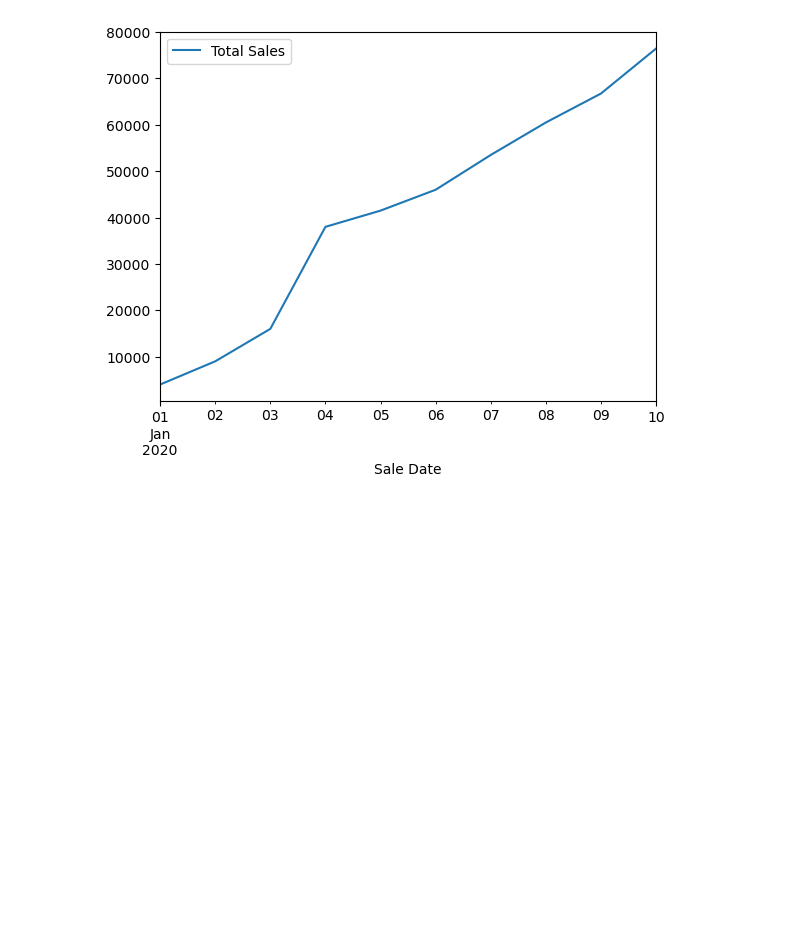
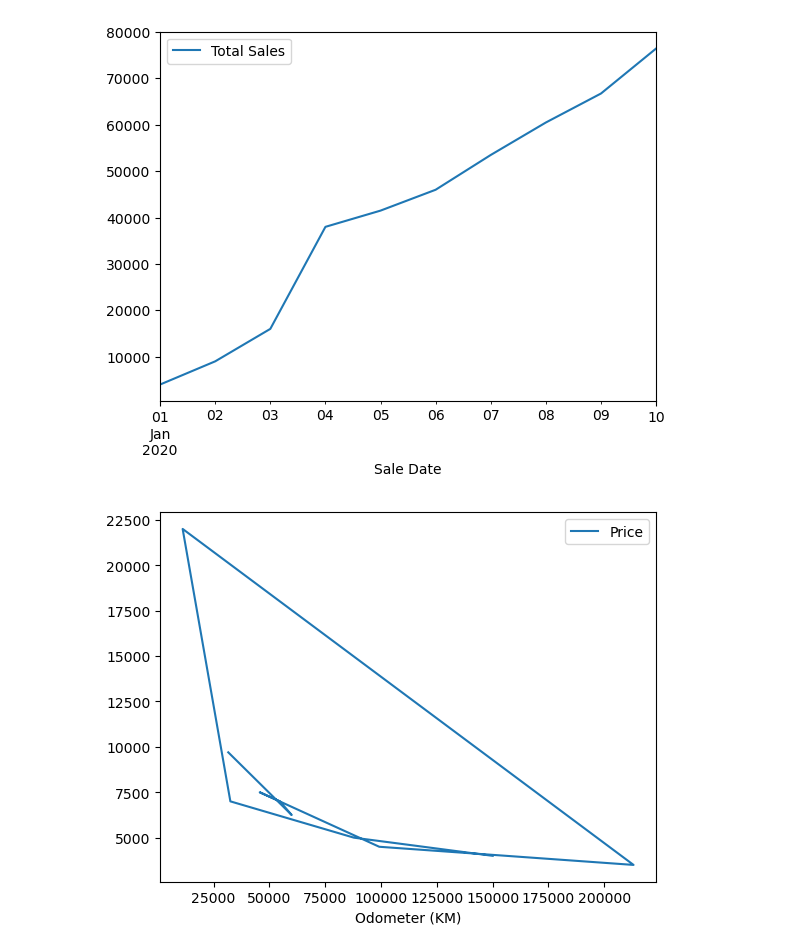
Before and after one commit to pnowak2/learnjs, a Jupyter notebook: libraries/machine learning/complete-machine-learning-bootcamp-udemy/8-matplotlib/introduction-to-matplotlib.ipynb, the cells around one changed output. Saved outputs shown, nothing was run; the diff lists cells and outputs as text; code cells hidden in the pictures; blank space fills up the shorter version.

```diff
--- a/libraries/machine learning/complete-machine-learning-bootcamp-udemy/8-matplotlib/introduction-to-matplotlib.ipynb
+++ b/libraries/machine learning/complete-machine-learning-bootcamp-udemy/8-matplotlib/introduction-to-matplotlib.ipynb
@@ -328,3 +328,7 @@ car_sales.plot(x='Sale Date', y='Total Sales')
 # %% [output]
 <Axes: xlabel='Sale Date'>
 [figure]
+# %%
+car_sales.plot(x="Odometer (KM)", y="Price");
+# %% [output]
+[figure, added]
```
